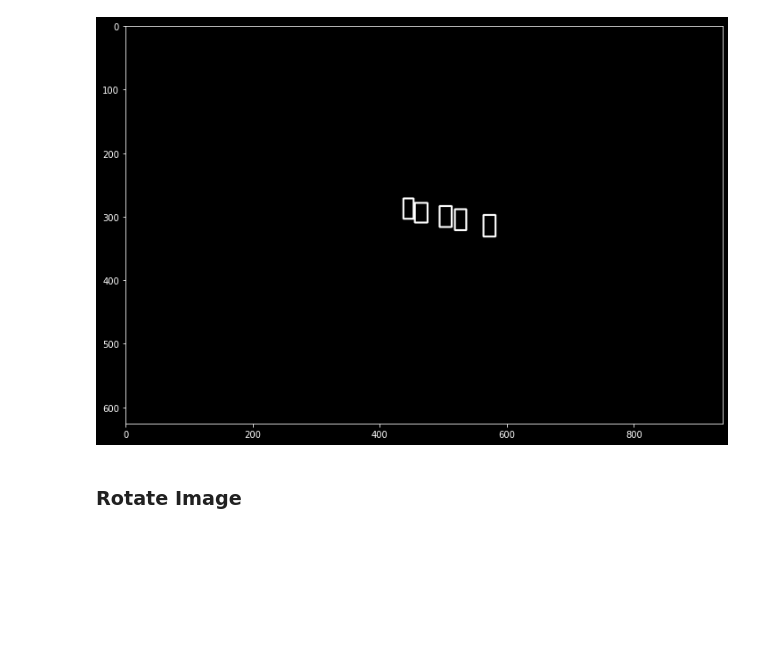
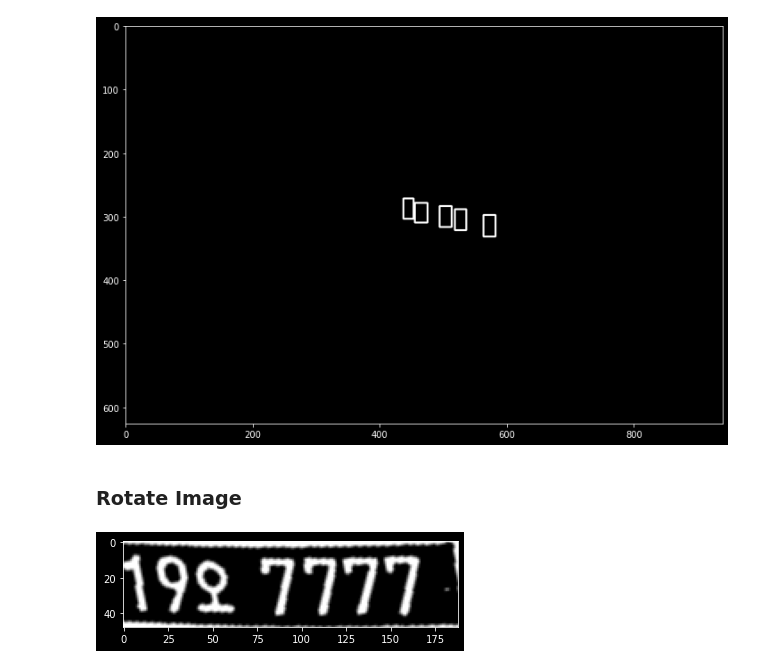
Before and after one commit to sa96102/Python_exam, a Jupyter notebook: Vehicle_Number_Plate_Recognition.ipynb, the cells around one changed output. Cells and saved outputs as stored; diff of their text form; code cells hidden in the pictures; blank space fills up the shorter version.

```diff
--- a/Vehicle_Number_Plate_Recognition.ipynb
+++ b/Vehicle_Number_Plate_Recognition.ipynb
@@ -234,3 +234,60 @@ plt.imshow(temp_result, cmap='gray')
 [figure]
 # %% [markdown]
 ### Rotate Image
+# %%
+PLATE_WIDTH_PADDING = 1.3
+PLATE_HEIGHT_PADDING = 1.5
+MIN_PLATE_RATIO = 3
+MAX_PLATE_RATIO = 10
+
+plate_img = []
+plate_info = []
+
+for i, matched_chars in enumerate(matched_result):
+    sorted_chars = sorted(matched_chars, key=lambda x: x['cx']) # x방향에 순차적으로 정렬.
+
+    plate_cx = (sorted_chars[0]['cx'] + sorted_chars[-1]['cx']) / 2
+    plate_cy = (sorted_chars[0]['cy'] + sorted_chars[-1]['cy']) / 2
+    # plate의 센터 x, y 좌표를 계산.
+
+    plate_width = (sorted_chars[-1]['x'] + sorted_chars[-1]['w'] - sorted_chars[0]['x']) * PLATE_WIDTH_PADDING
+
+    sum_height = 0
+    for d in sorted_chars:
+        sum_height += d['h']
+
+    plate_height = int(sum_height / len(sorted_chars) * PLATE_HEIGHT_PADDING)
+
+    triangle_height = sorted_chars[-1]['cy'] - sorted_chars[0]['cy']
+    triangle_hypotenus = np.linalg.norm(
+        np.array([sorted_chars[0]['cx'], sorted_chars[0]['cy']]) -
+        np.array([sorted_chars[-1]['cx'], sorted_chars[-1]['cy']])
+    )
+
+    angle = np.degrees(np.arcsin(triangle_height / triangle_hypotenus))
+
+    rotation_matrix = cv2.getRotationMatrix2D(center=(plate_cx, plate_cy), angle=angle, scale=1.0) # cv2.getRotationMatrix2D()_로테이션 매트릭스 구하기.
+
+    img_rotated = cv2.warpAffine(img_thresh, M=rotation_matrix, dsize=(width, height)) # cv2.warpAffine()_이미지 변형.
+
+    img_cropped = cv2.getRectSubPix(
+        img_rotated,
+        patchSize=(int(plate_width), int(plate_height)),
+        center=(int(plate_cx), int(plate_cy))
+    ) # cv2.getRectSubPix()_회전된 이미지에서 원하는 부분만 잘라냄.
+
+    if img_cropped.shape[1] / img_cropped.shape[0] < MIN_PLATE_RATIO or img_cropped.shape[1] / img_cropped.shape[0] < MIN_PLATE_RATIO > MAX_PLATE_RATIO:
+        continue
+
+    plate_img.append(img_cropped)
+    plate_info.append({
+        'x': int(plate_cx - plate_width / 2),
+        'y': int(plate_cy - plate_height / 2),
+        'w': int(plate_width),
+        'h': int(plate_height)
+    })
+
+    plt.subplot(len(matched_result), 1, i+1)
+    plt.imshow(img_cropped, cmap='gray')
+# %% [output]
+[figure, added]
```
